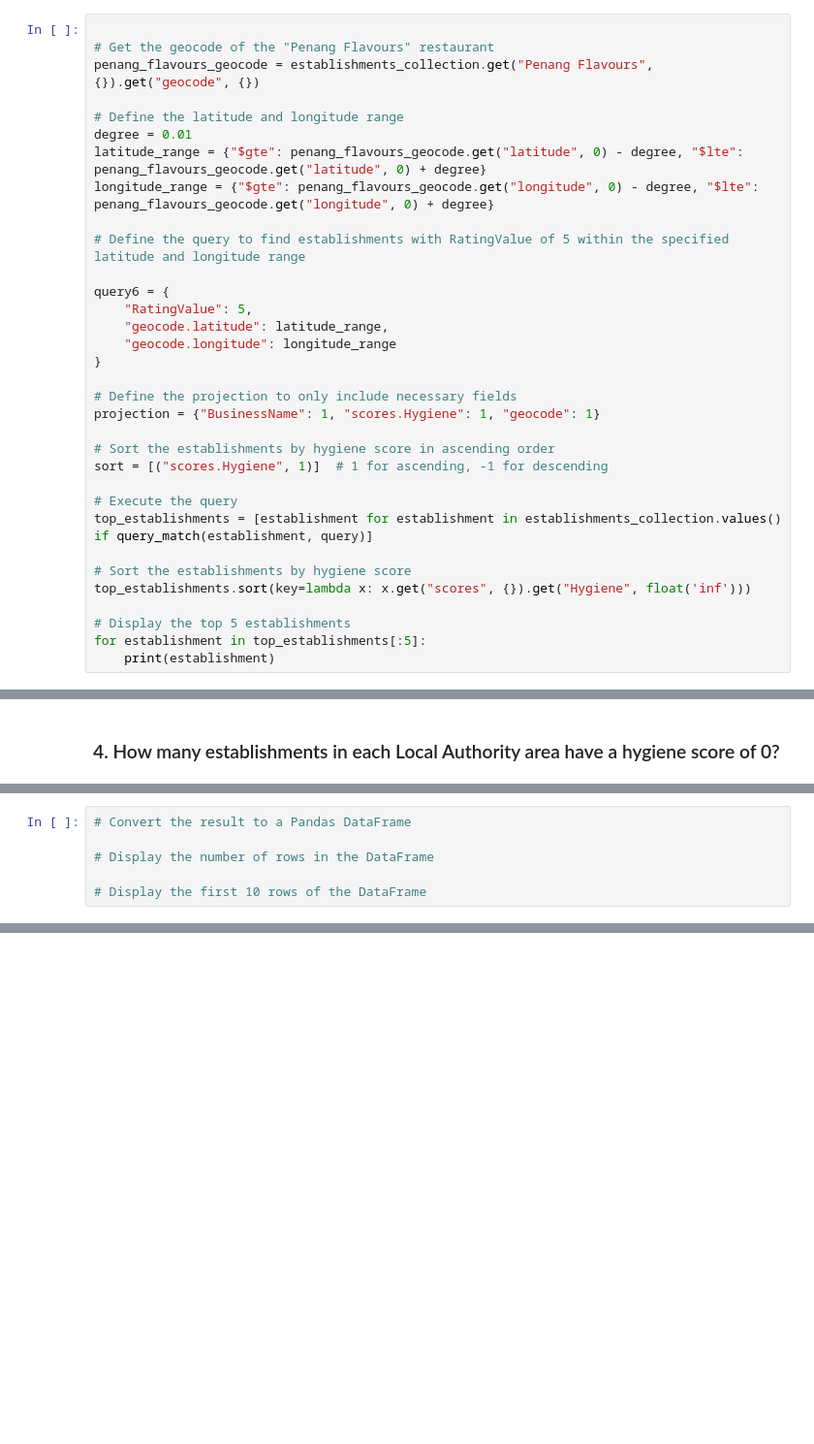
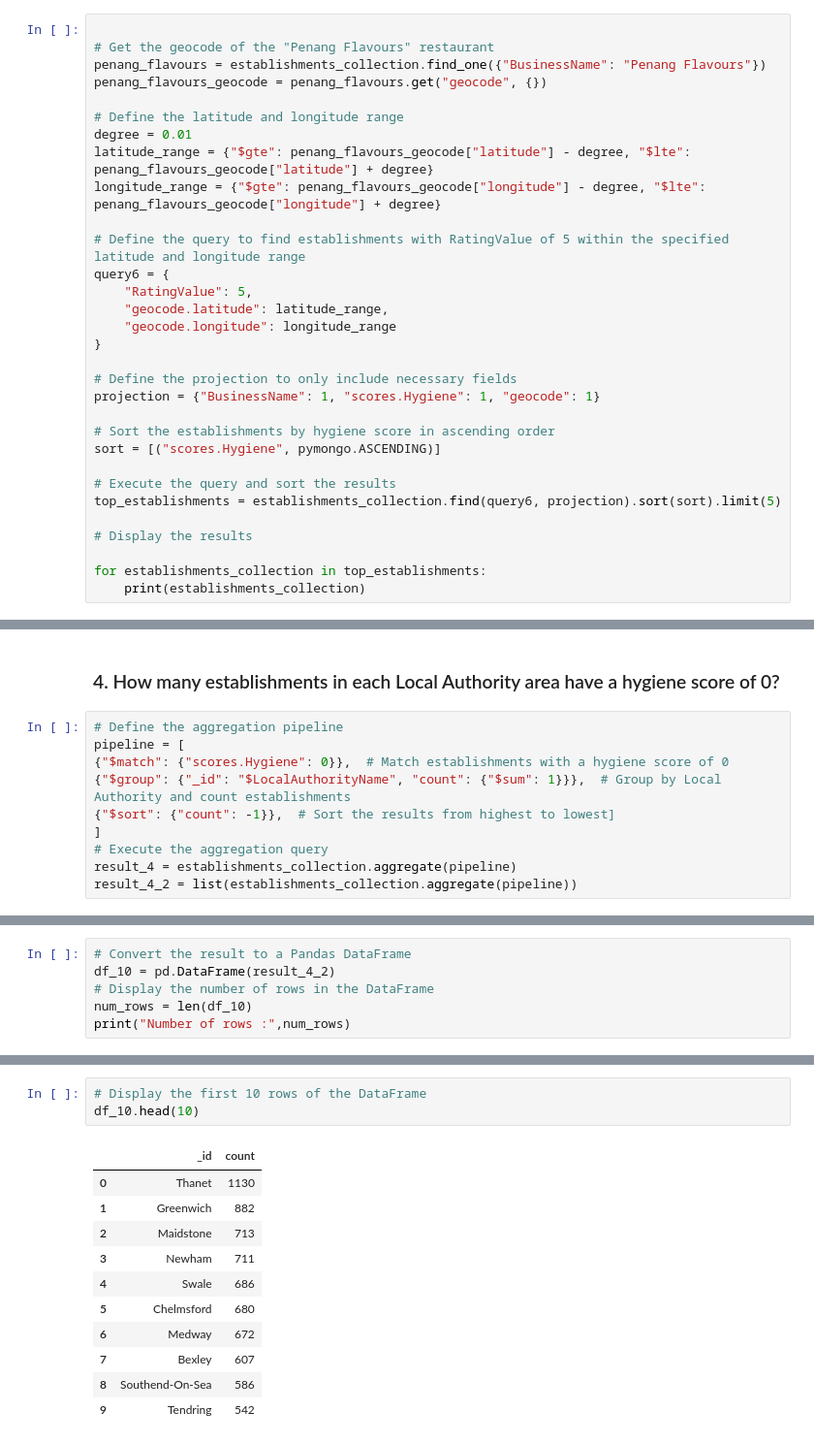
Before and after one commit to sofiagr11/nosql-challenge, a Jupyter notebook: Starter_Code/NoSQL_analysis_starter.ipynb, the cells around one changed output, grey strips where cells are left out. Shown at 97% size. Saved outputs shown, nothing was run; the diff lists cells and outputs as text; blank space fills up the shorter version.

```diff
--- a/Starter_Code/NoSQL_analysis_starter.ipynb
+++ b/Starter_Code/NoSQL_analysis_starter.ipynb
@@ -275,15 +268,15 @@ TypeError: unhashable type: 'set'
 # %%
 
 # Get the geocode of the "Penang Flavours" restaurant
-penang_flavours_geocode = establishments_collection.get("Penang Flavours", {}).get("geocode", {})
+penang_flavours = establishments_collection.find_one({"BusinessName": "Penang Flavours"})
+penang_flavours_geocode = penang_flavours.get("geocode", {})
 
 # Define the latitude and longitude range
 degree = 0.01
-latitude_range = {"$gte": penang_flavours_geocode.get("latitude", 0) - degree, "$lte": penang_flavours_geocode.get("latitude", 0) + degree}
-longitude_range = {"$gte": penang_flavours_geocode.get("longitude", 0) - degree, "$lte": penang_flavours_geocode.get("longitude", 0) + degree}
+latitude_range = {"$gte": penang_flavours_geocode["latitude"] - degree, "$lte": penang_flavours_geocode["latitude"] + degree}
+longitude_range = {"$gte": penang_flavours_geocode["longitude"] - degree, "$lte": penang_flavours_geocode["longitude"] + degree}
 
 # Define the query to find establishments with RatingValue of 5 within the specified latitude and longitude range
-
 query6 = {
     "RatingValue": 5,
     "geocode.latitude": latitude_range,
@@ -294,15 +287,13 @@ query6 = {
 projection = {"BusinessName": 1, "scores.Hygiene": 1, "geocode": 1}
 
 # Sort the establishments by hygiene score in ascending order
-sort = [("scores.Hygiene", 1)]  # 1 for ascending, -1 for descending
+sort = [("scores.Hygiene", pymongo.ASCENDING)]
 
-# Execute the query
-top_establishments = [establishment for establishment in establishments_collection.values() if query_match(establishment, query)]
+# Execute the query and sort the results
+top_establishments = establishments_collection.find(query6, projection).sort(sort).limit(5)
 
-# Sort the establishments by hygiene score
-top_establishments.sort(key=lambda x: x.get("scores", {}).get("Hygiene", float('inf')))
+# Display the results
 
-# Display the top 5 establishments
-for establishment in top_establishments[:5]:
-    print(establishment)
+for establishments_collection in top_establishments:
+    print(establishments_collection)
 # %% [output]
@@ -318,2 +319,12 @@ df3.head(10)
 # %% [markdown]
 ### 4. How many establishments in each Local Authority area have a hygiene score of 0?
+# %%
+# Define the aggregation pipeline
+pipeline = [
+{"$match": {"scores.Hygiene": 0}},  # Match establishments with a hygiene score of 0
+{"$group": {"_id": "$LocalAuthorityName", "count": {"$sum": 1}}},  # Group by Local Authority and count establishments
+{"$sort": {"count": -1}},  # Sort the results from highest to lowest]
+]
+# Execute the aggregation query
+result_4 = establishments_collection.aggregate(pipeline)
+result_4_2 = list(establishments_collection.aggregate(pipeline))
@@ -329,6 +386,6 @@ df3.head(10)
 # %%
 # Convert the result to a Pandas DataFrame
-
+df_10 = pd.DataFrame(result_4_2)
 # Display the number of rows in the DataFrame
-
-# Display the first 10 rows of the DataFrame
+num_rows = len(df_10)
+print("Number of rows :",num_rows)
@@ -334,0 +394,15 @@ df3.head(10)
+# %%
+# Display the first 10 rows of the DataFrame
+df_10.head(10)
+# %% [output]
+|  | _id | count |
+| 0 | Thanet | 1130 |
+| 1 | Greenwich | 882 |
+| 2 | Maidstone | 713 |
+| 3 | Newham | 711 |
+| 4 | Swale | 686 |
+| 5 | Chelmsford | 680 |
+| 6 | Medway | 672 |
+| 7 | Bexley | 607 |
+| 8 | Southend-On-Sea | 586 |
+| 9 | Tendring | 542 |
```
Also changed, not shown: parts of 10 cells of this notebook, 1 other file.
